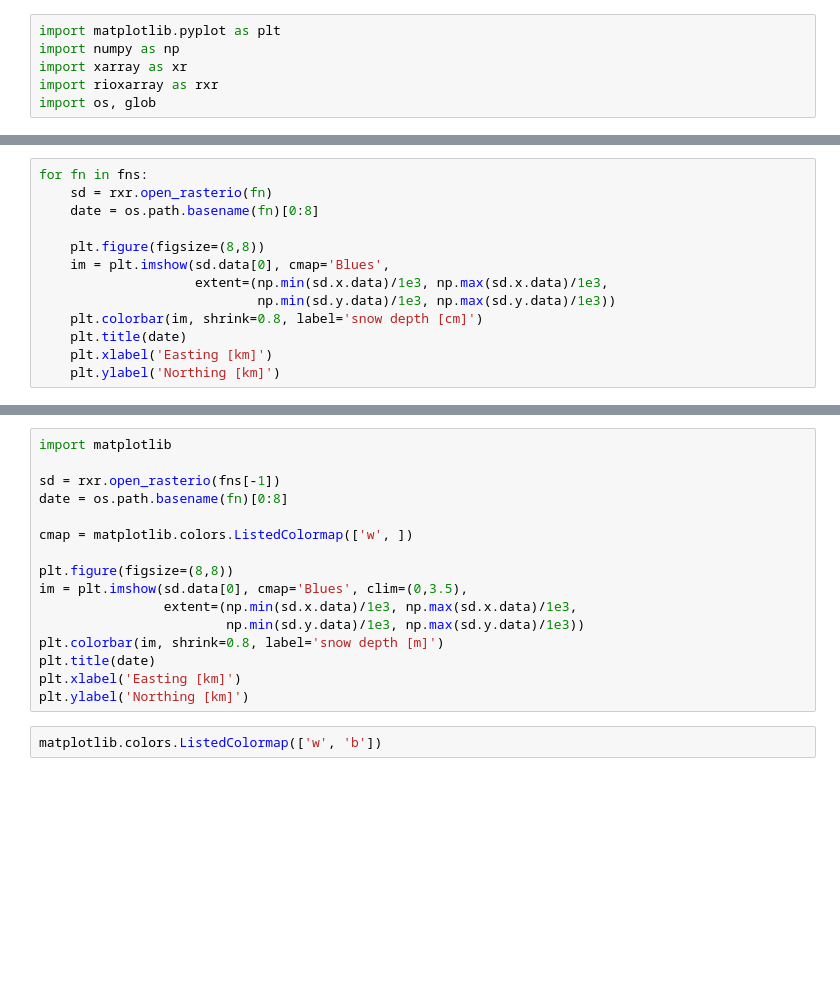
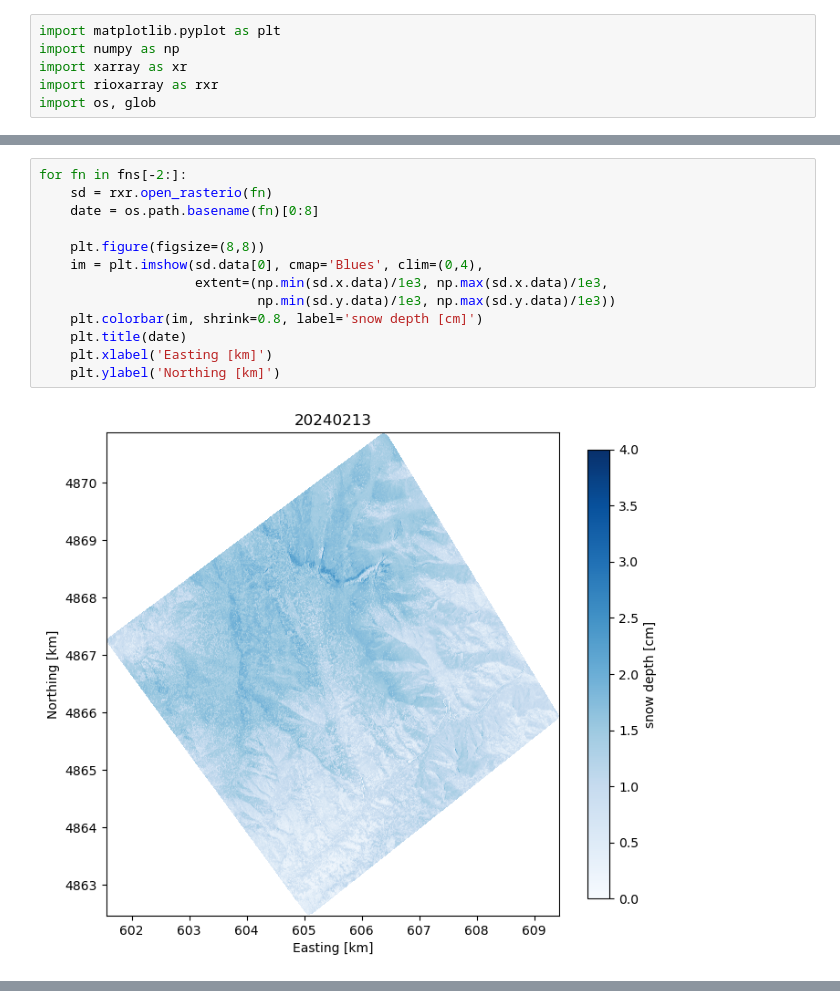
Before and after one commit to RaineyAbe/skysat_snow, a Jupyter notebook: notebooks/plot_lidar_snow_depths.ipynb, the cells around one changed output, grey strips where cells are left out. Cells and saved outputs as stored; diff of their text form; blank space fills up the shorter version.

```diff
--- a/notebooks/plot_lidar_snow_depths.ipynb
+++ b/notebooks/plot_lidar_snow_depths.ipynb
@@ -13,13 +21,15 @@ fns
 # %%
-for fn in fns:
+for fn in fns[-2:]:
     sd = rxr.open_rasterio(fn)
     date = os.path.basename(fn)[0:8]
 
     plt.figure(figsize=(8,8))
-    im = plt.imshow(sd.data[0], cmap='Blues',
+    im = plt.imshow(sd.data[0], cmap='Blues', clim=(0,4),
                     extent=(np.min(sd.x.data)/1e3, np.max(sd.x.data)/1e3,
                             np.min(sd.y.data)/1e3, np.max(sd.y.data)/1e3))
     plt.colorbar(im, shrink=0.8, label='snow depth [cm]')
     plt.title(date)
     plt.xlabel('Easting [km]')
     plt.ylabel('Northing [km]')
+# %% [output]
+[figure, added]
@@ -26,18 +36,0 @@ for fn in fns:
-# %%
-import matplotlib
-
-sd = rxr.open_rasterio(fns[-1])
-date = os.path.basename(fn)[0:8]
-
-cmap = matplotlib.colors.ListedColormap(['w', ])
-
-plt.figure(figsize=(8,8))
-im = plt.imshow(sd.data[0], cmap='Blues', clim=(0,3.5),
-                extent=(np.min(sd.x.data)/1e3, np.max(sd.x.data)/1e3,
-                        np.min(sd.y.data)/1e3, np.max(sd.y.data)/1e3))
-plt.colorbar(im, shrink=0.8, label='snow depth [m]')
-plt.title(date)
-plt.xlabel('Easting [km]')
-plt.ylabel('Northing [km]')
-# %%
-matplotlib.colors.ListedColormap(['w', 'b'])
```
Also changed, not shown: parts of 3 cells of this notebook, 2 other files.
